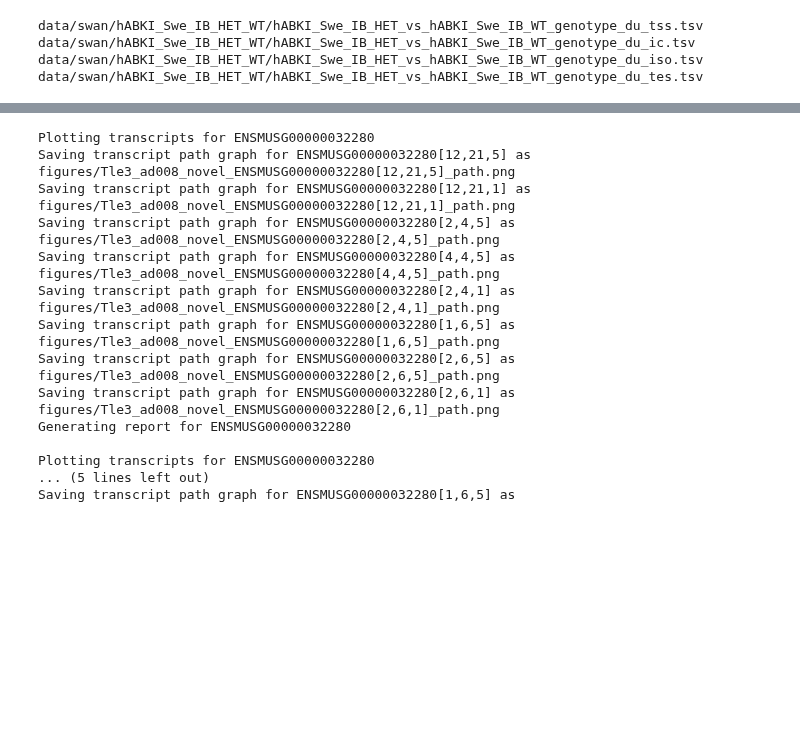
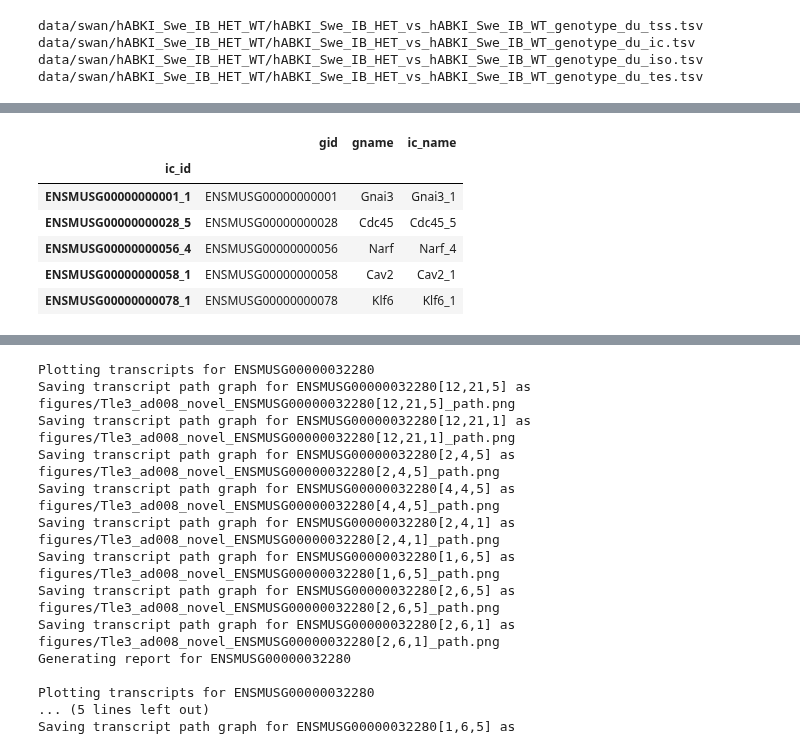
Before and after one commit to gfilimban/modelad_pipeline, a Jupyter notebook: proc_update/ad008_swan.ipynb, the cells around one changed output, grey strips where cells are left out. Cells and saved outputs as stored; diff of their text form; code cells hidden in the pictures; blank space fills up the shorter version.

```diff
--- a/proc_update/ad008_swan.ipynb
+++ b/proc_update/ad008_swan.ipynb
@@ -147,3 +214,13 @@ du_df.loc[(du_df.feat=='ic')&\
+# %%
+sg.ic_adata.var.head()
+# %% [output]
+|  | gid | gname | ic_name |
+| ic_id |  |  |  |
+| ENSMUSG00000000001_1 | ENSMUSG00000000001 | Gnai3 | Gnai3_1 |
+| ENSMUSG00000000028_5 | ENSMUSG00000000028 | Cdc45 | Cdc45_5 |
+| ENSMUSG00000000056_4 | ENSMUSG00000000056 | Narf | Narf_4 |
+| ENSMUSG00000000058_1 | ENSMUSG00000000058 | Cav2 | Cav2_1 |
+| ENSMUSG00000000078_1 | ENSMUSG00000000078 | Klf6 | Klf6_1 |
 # %%
 du_df.loc[(du_df.feat=='ic')].tail(20).head(10)
 # %% [output]
```
Also changed, not shown: parts of 32 cells of this notebook, 7 other files.
